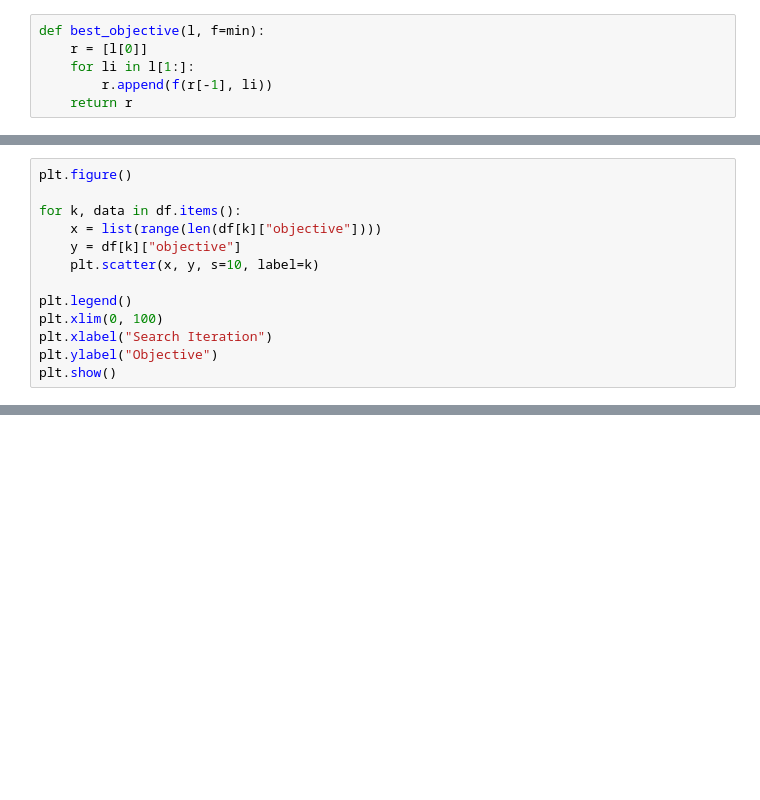
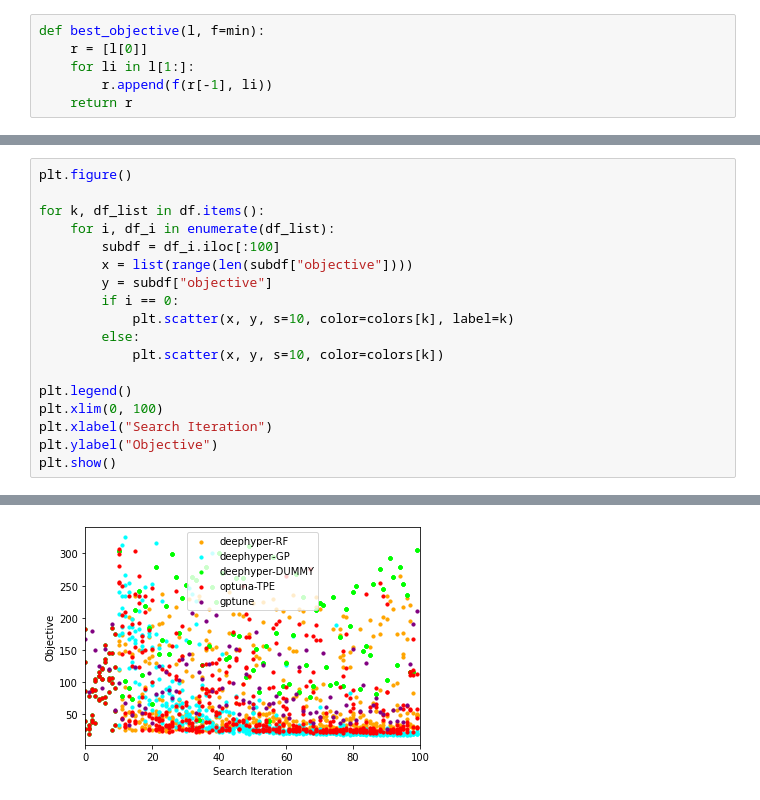
Before and after one commit to hepnos/HEPnOS-Autotuning, a Jupyter notebook: surrogate/analysis.ipynb, the cells around one changed output, grey strips where cells are left out. Drawn from its saved outputs; the diff is of its cells as text; blank space fills up the shorter version.

```diff
--- a/surrogate/analysis.ipynb
+++ b/surrogate/analysis.ipynb
@@ -31,10 +62,15 @@ df["deephyper-DUMMY"]["objective"] = np.exp(-df["deephyper-DUMMY"]["objective"])
 # %%
 plt.figure()
 
-for k, data in df.items():
-    x = list(range(len(df[k]["objective"])))
-    y = df[k]["objective"]
-    plt.scatter(x, y, s=10, label=k)
+for k, df_list in df.items():
+    for i, df_i in enumerate(df_list):
+        subdf = df_i.iloc[:100]
+        x = list(range(len(subdf["objective"])))
+        y = subdf["objective"]
+        if i == 0:
+            plt.scatter(x, y, s=10, color=colors[k], label=k)
+        else:
+            plt.scatter(x, y, s=10, color=colors[k])
 
 plt.legend()
 plt.xlim(0, 100)
@@ -46,0 +81 @@ plt.show()
+[figure, added]
```
Also changed, not shown: parts of 7 cells of this notebook.
